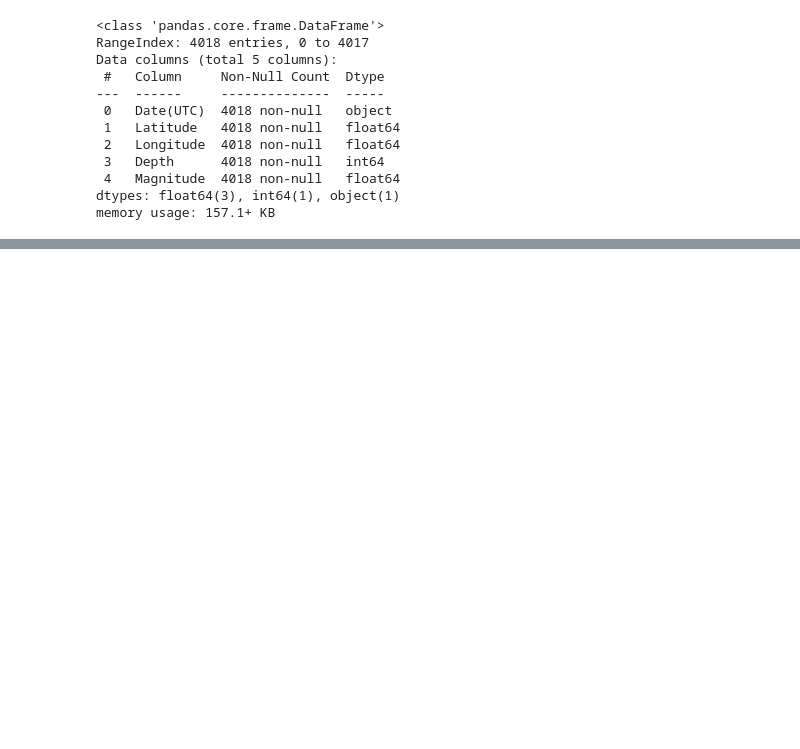
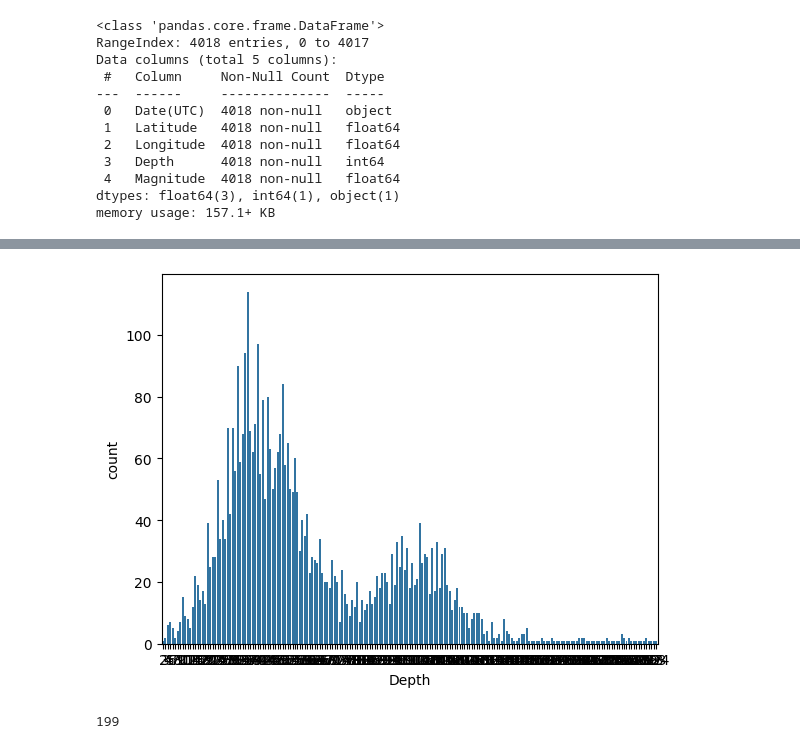
Before and after one commit to Branlut/terremos-Chile, a Jupyter notebook: analisis.ipynb, the cells around one changed output, grey strips where cells are left out. Saved outputs shown, nothing was run; the diff lists cells and outputs as text; code cells hidden in the pictures; blank space fills up the shorter version.

```diff
--- a/analisis.ipynb
+++ b/analisis.ipynb
@@ -27,0 +122,9 @@ memory usage: 157.1+ KB
+# %%
+sns.countplot(data=df_sismos,x='Depth')
+plt.show()
+# %% [output]
+[figure, added]
+# %%
+df_sismos['Depth'].nunique()
+# %% [output]
+199
```
Also changed, not shown: parts of 13 cells of this notebook.
